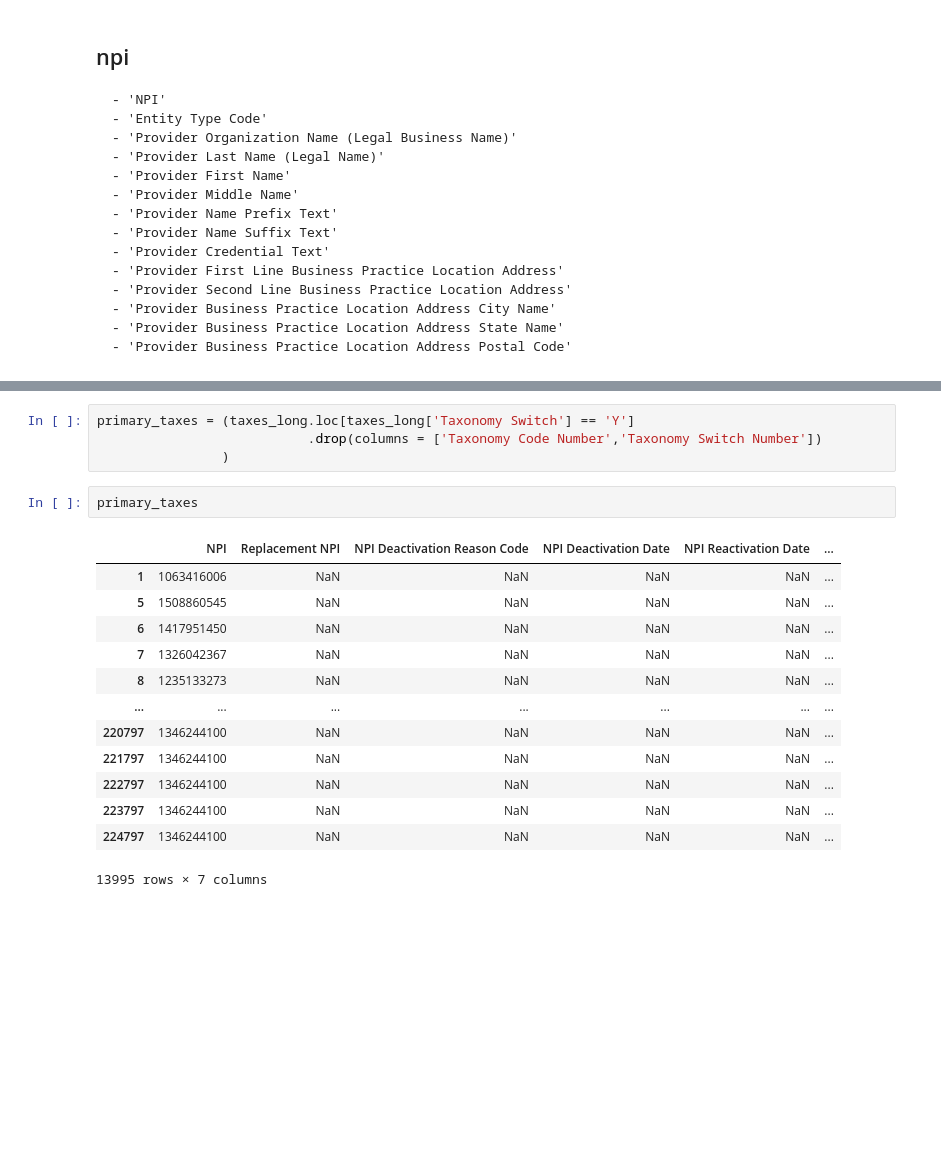
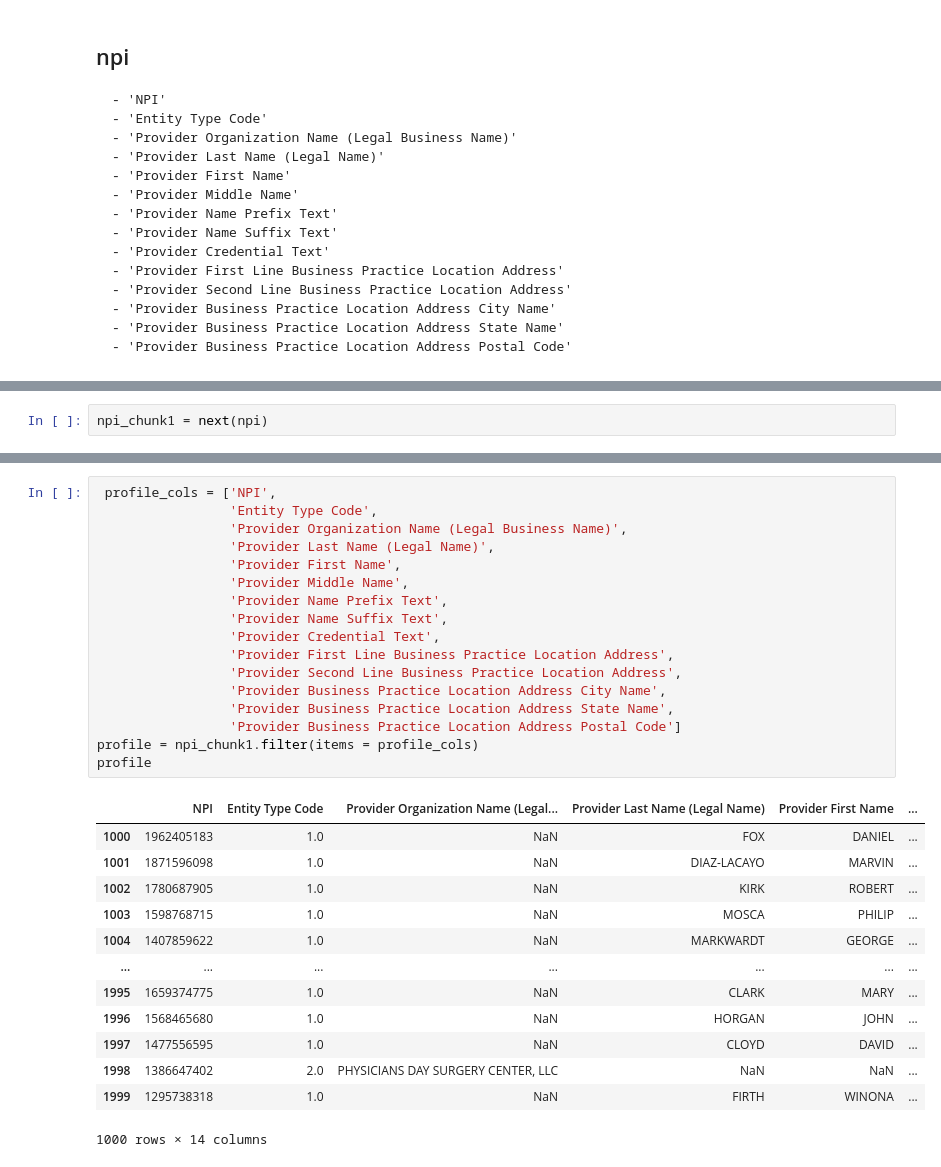
Before and after one commit to VahidehRasekhi/hop_team-hotdogs, a Jupyter notebook: scripts/build_sqlite_dbs.ipynb, the cells around one changed output, grey strips where cells are left out. Drawn from its saved outputs; the diff is of its cells as text; blank space fills up the shorter version.

```diff
--- a/scripts/build_sqlite_dbs.ipynb
+++ b/scripts/build_sqlite_dbs.ipynb
@@ -135 +64,3 @@ Index(['NPI', 'Replacement NPI', 'NPI Deactivation Reason Code',
+# %%
+npi_chunk1 = next(npi)
 # %%
@@ -143,20 +102,31 @@ taxes_long = taxes_code_long.melt(id_vars = [col for col in taxes_code_long.colu
-# %%
-primary_taxes = (taxes_long.loc[taxes_long['Taxonomy Switch'] == 'Y']
-                           .drop(columns = ['Taxonomy Code Number','Taxonomy Switch Number'])
-                )
-# %%
-primary_taxes
-# %% [output]
-|  | NPI | Replacement NPI | NPI Deactivation Reason Code | NPI Deactivation Date | NPI Reactivation Date | ... |
-| 1 | 1063416006 | NaN | NaN | NaN | NaN | ... |
-| 5 | 1508860545 | NaN | NaN | NaN | NaN | ... |
-| 6 | 1417951450 | NaN | NaN | NaN | NaN | ... |
-| 7 | 1326042367 | NaN | NaN | NaN | NaN | ... |
-| 8 | 1235133273 | NaN | NaN | NaN | NaN | ... |
-| ... | ... | ... | ... | ... | ... | ... |
-| 220797 | 1346244100 | NaN | NaN | NaN | NaN | ... |
-| 221797 | 1346244100 | NaN | NaN | NaN | NaN | ... |
-| 222797 | 1346244100 | NaN | NaN | NaN | NaN | ... |
-| 223797 | 1346244100 | NaN | NaN | NaN | NaN | ... |
-| 224797 | 1346244100 | NaN | NaN | NaN | NaN | ... |
-13995 rows × 7 columns
+# %%
+ profile_cols = ['NPI',
+                 'Entity Type Code',
+                 'Provider Organization Name (Legal Business Name)',
+                 'Provider Last Name (Legal Name)',
+                 'Provider First Name',
+                 'Provider Middle Name',
+                 'Provider Name Prefix Text',
+                 'Provider Name Suffix Text',
+                 'Provider Credential Text',
+                 'Provider First Line Business Practice Location Address',
+                 'Provider Second Line Business Practice Location Address',
+                 'Provider Business Practice Location Address City Name',
+                 'Provider Business Practice Location Address State Name',
+                 'Provider Business Practice Location Address Postal Code']
+profile = npi_chunk1.filter(items = profile_cols)
+profile
+# %% [output]
+|  | NPI | Entity Type Code | Provider Organization Name (Legal... | Provider Last Name (Legal Name) | Provider First Name | ... |
+| 1000 | 1962405183 | 1.0 | NaN | FOX | DANIEL | ... |
+| 1001 | 1871596098 | 1.0 | NaN | DIAZ-LACAYO | MARVIN | ... |
+| 1002 | 1780687905 | 1.0 | NaN | KIRK | ROBERT | ... |
+| 1003 | 1598768715 | 1.0 | NaN | MOSCA | PHILIP | ... |
+| 1004 | 1407859622 | 1.0 | NaN | MARKWARDT | GEORGE | ... |
+| ... | ... | ... | ... | ... | ... | ... |
+| 1995 | 1659374775 | 1.0 | NaN | CLARK | MARY | ... |
+| 1996 | 1568465680 | 1.0 | NaN | HORGAN | JOHN | ... |
+| 1997 | 1477556595 | 1.0 | NaN | CLOYD | DAVID | ... |
+| 1998 | 1386647402 | 2.0 | PHYSICIANS DAY SURGERY CENTER, LLC | NaN | NaN | ... |
+| 1999 | 1295738318 | 1.0 | NaN | FIRTH | WINONA | ... |
+1000 rows × 14 columns
```
Also changed, not shown: parts of 21 cells of this notebook.
